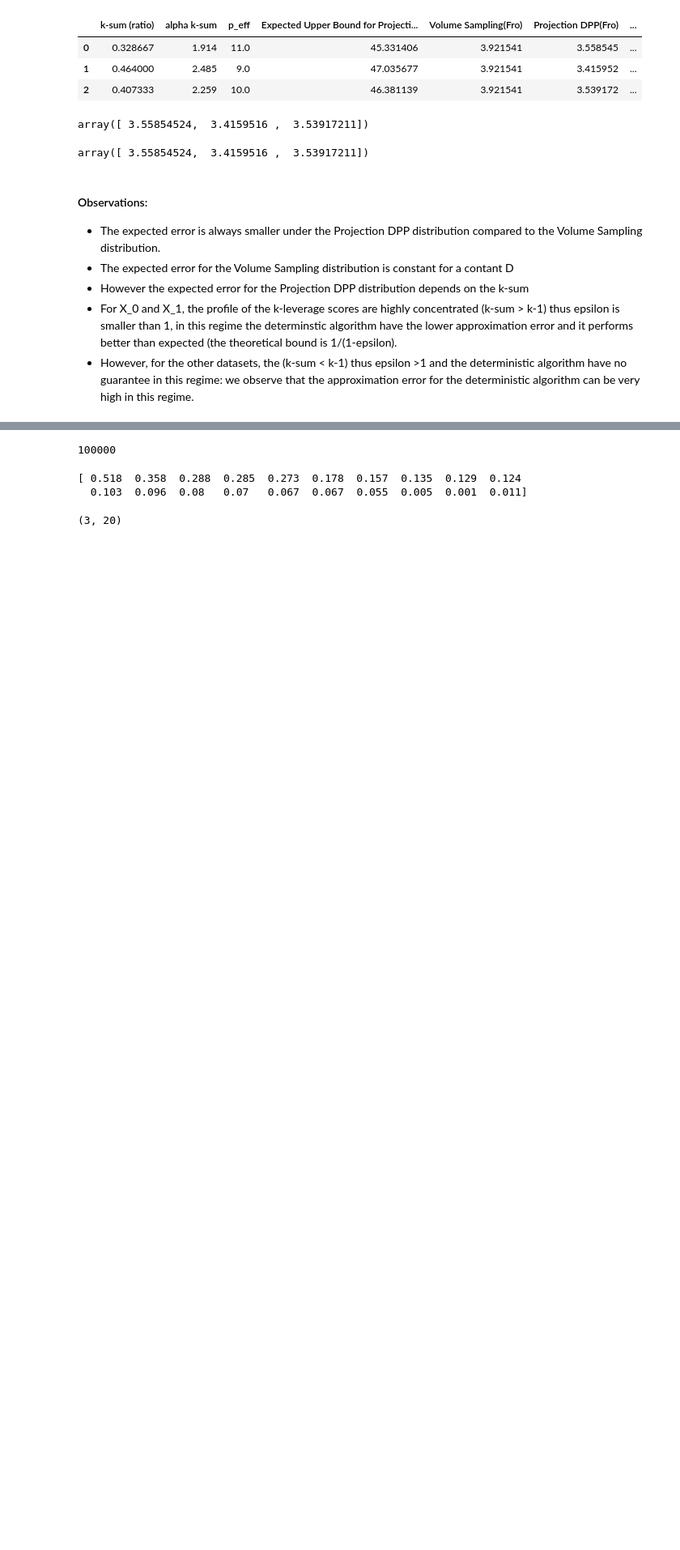
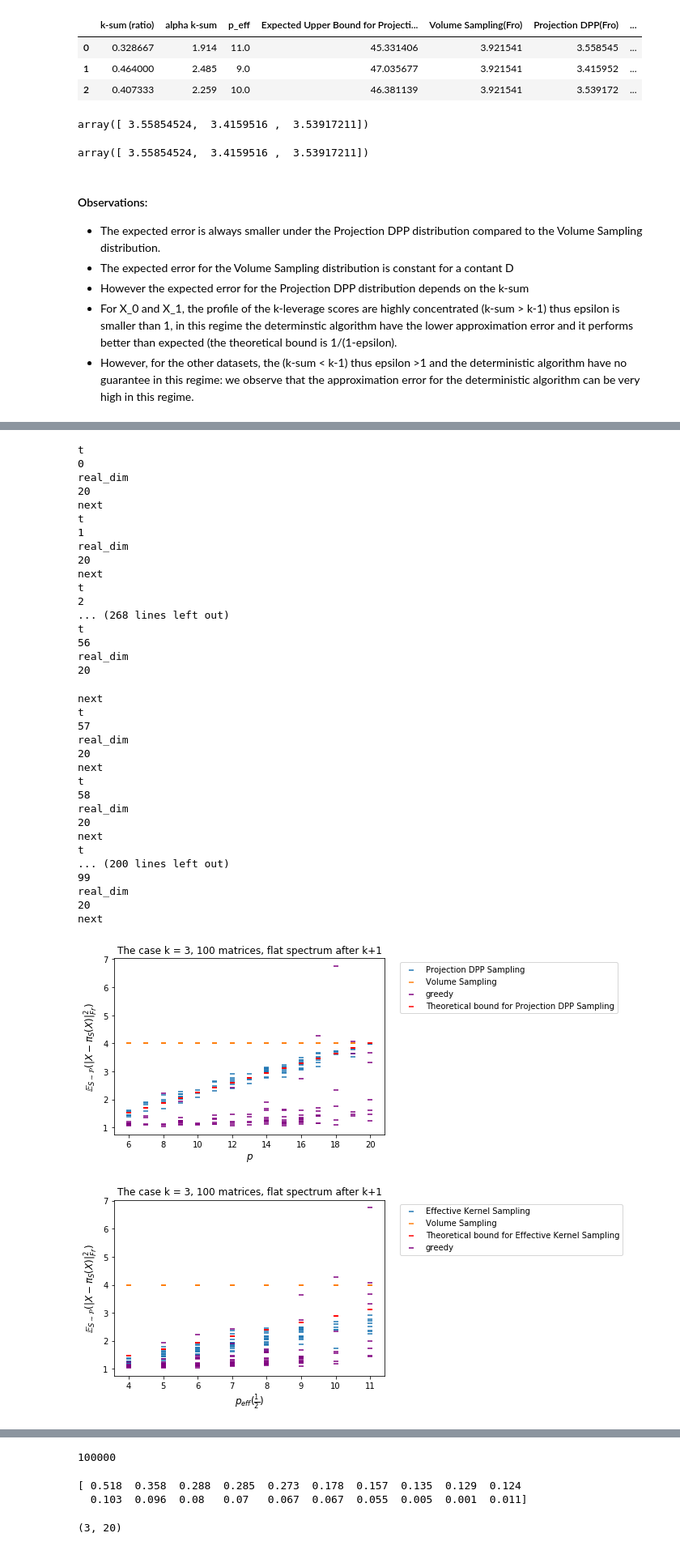
Before and after one commit to AyoubBelhadji/FrameBuilder, a Jupyter notebook: notebooks/Numerical_Analysis_Volume_Sampling_vs_Projection_DPP-Copy2.ipynb, the cells around one changed output, grey strips where cells are left out. Shown at 81% size. Cells and saved outputs as stored; diff of their text form; code cells hidden in the pictures; blank space fills up the shorter version.

```diff
--- a/notebooks/Numerical_Analysis_Volume_Sampling_vs_Projection_DPP-Copy2.ipynb
+++ b/notebooks/Numerical_Analysis_Volume_Sampling_vs_Projection_DPP-Copy2.ipynb
@@ -952,0 +946,39 @@ next
+# %%
+plot_results_of_multi_experiments(100,3,cov_1_k_3,static_list_1)
+# %% [output]
+t
+0
+real_dim
+20
+next
+t
+1
+real_dim
+20
+next
+t
+2
+... (268 lines left out)
+t
+56
+real_dim
+20
+next
+t
+57
+real_dim
+20
+next
+t
+58
+real_dim
+20
+next
+t
+... (200 lines left out)
+99
+real_dim
+20
+next
+[figure, added]
+[figure, added]
```
Also changed, not shown: parts of 13 cells of this notebook, 1 other file.
